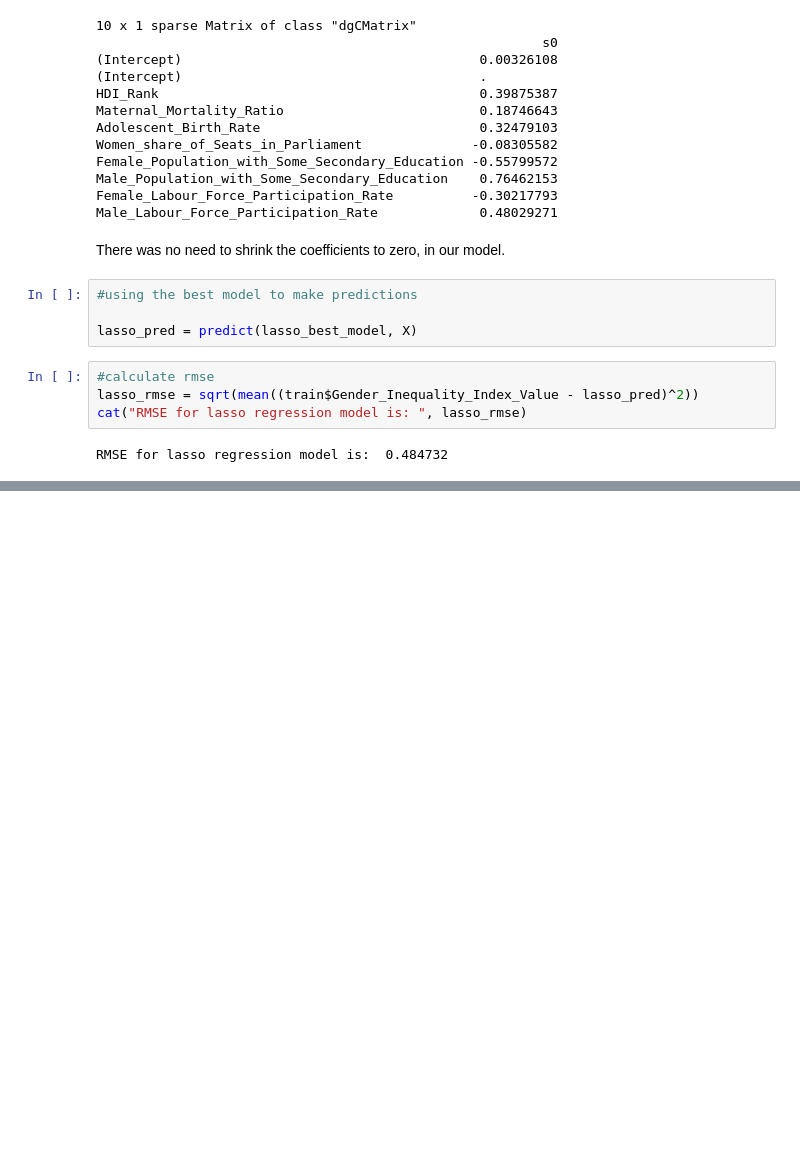
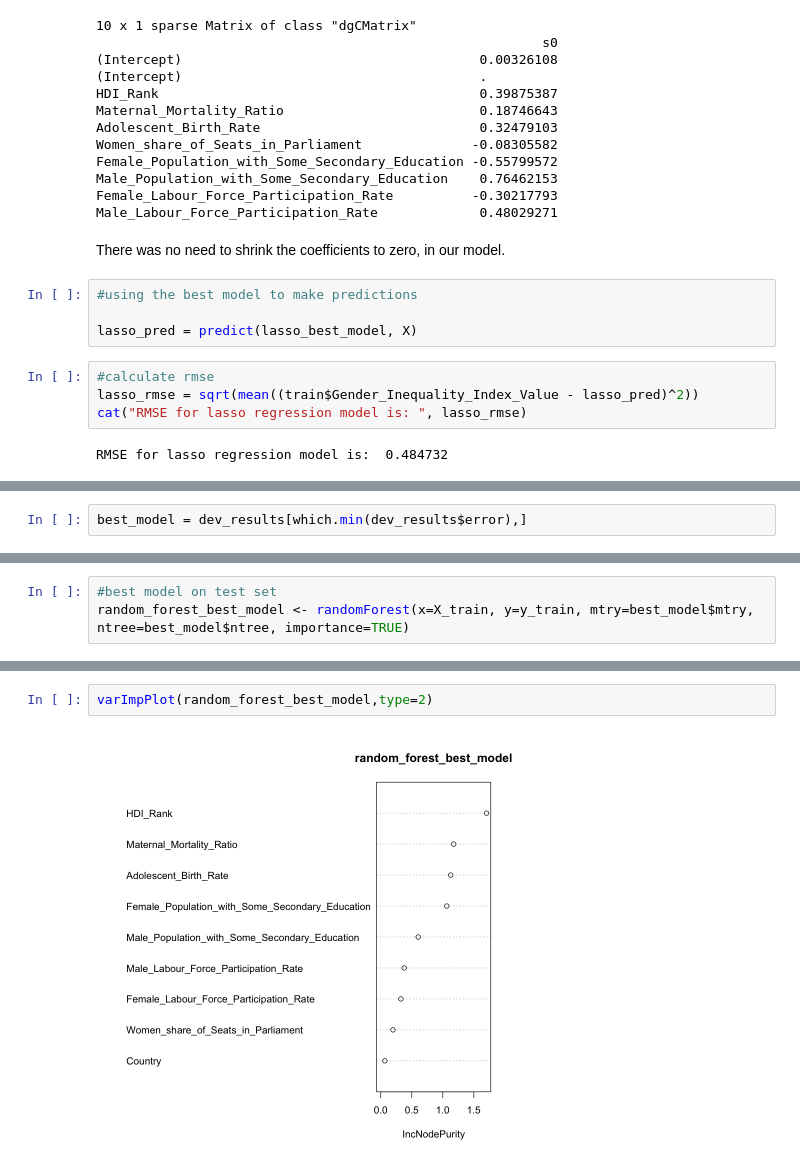
Before and after one commit to I-dontlikeit/512-project-group-10, a Jupyter notebook: code/models.ipynb, the cells around one changed output, grey strips where cells are left out. Saved outputs shown, nothing was run; the diff lists cells and outputs as text; blank space fills up the shorter version.

```diff
--- a/code/models.ipynb
+++ b/code/models.ipynb
@@ -358,0 +429,2 @@ RMSE for lasso regression model is:  0.484732
+# %%
+best_model = dev_results[which.min(dev_results$error),]
@@ -358,0 +438,3 @@ RMSE for lasso regression model is:  0.484732
+# %%
+#best model on test set
+random_forest_best_model <- randomForest(x=X_train, y=y_train, mtry=best_model$mtry, ntree=best_model$ntree, importance=TRUE)
@@ -358,0 +468,4 @@ RMSE for lasso regression model is:  0.484732
+# %%
+varImpPlot(random_forest_best_model,type=2)
+# %% [output]
+[figure, added]
```
Also changed, not shown: parts of 27 cells of this notebook.
